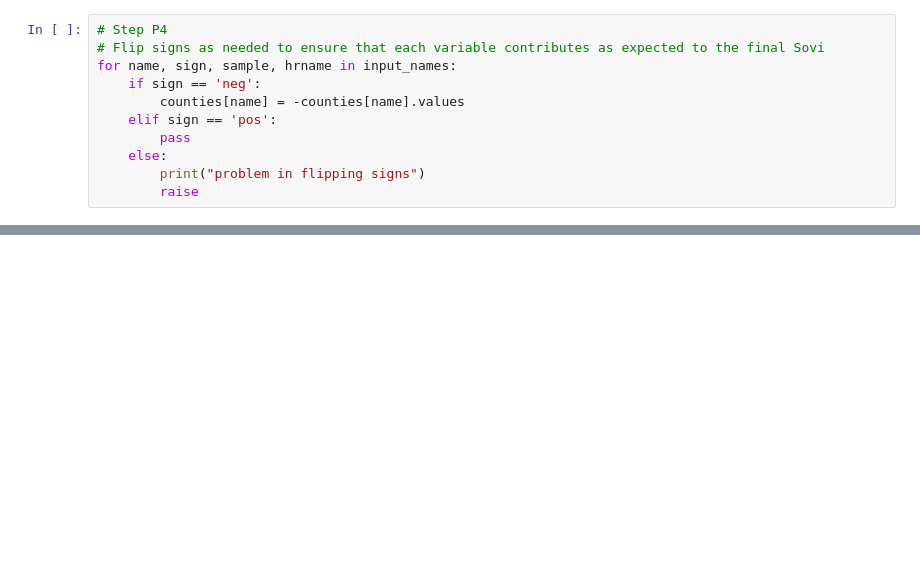
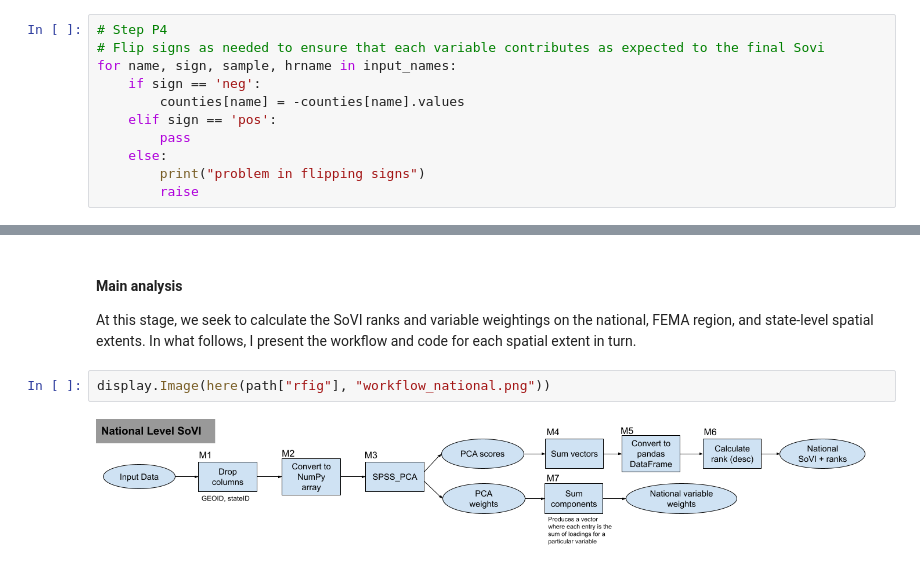
Before and after one commit to HEGSRR/RPl-Spielman-2020, a Jupyter notebook: procedure/code/reproduction/reproduction_report.ipynb, the cells around one changed output, grey strips where cells are left out. Drawn from its saved outputs; the diff is of its cells as text; blank space fills up the shorter version.

```diff
--- a/procedure/code/reproduction/reproduction_report.ipynb
+++ b/procedure/code/reproduction/reproduction_report.ipynb
@@ -912,0 +972,7 @@ class SPSS_PCA:
+# %% [markdown]
+#### Main analysis
+At this stage, we seek to calculate the SoVI ranks and variable weightings on the national, FEMA region, and state-level spatial extents. In what follows, I present the workflow and code for each spatial extent in turn.
+# %%
+display.Image(here(path["rfig"], "workflow_national.png"))
+# %% [output]
+[figure, added]
```
Also changed, not shown: parts of 31 cells of this notebook, 6 other files.
